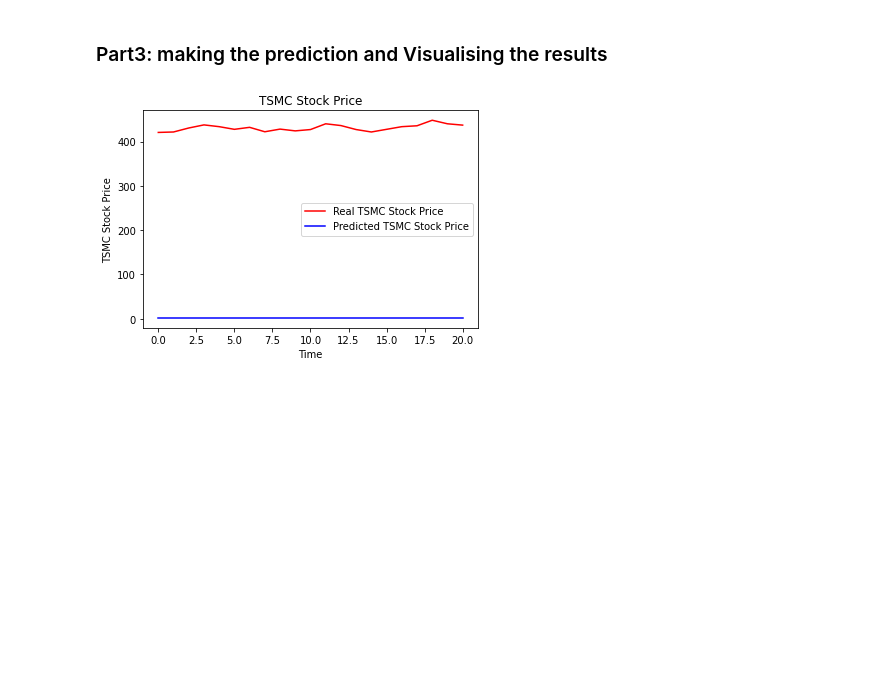
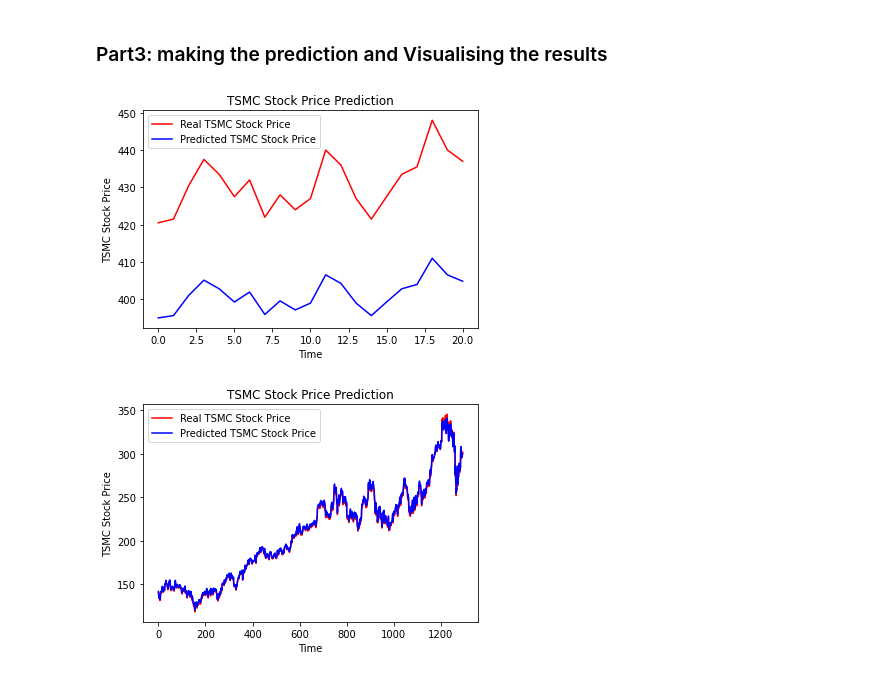
Before and after one commit to louis8ok1/LSTM_Stock, a Jupyter notebook: LSTM_Stock_Prediction.ipynb, the cells around one changed output. Drawn from its saved outputs; the diff is of its cells as text; code cells hidden in the pictures; blank space fills up the shorter version.

```diff
--- a/LSTM_Stock_Prediction.ipynb
+++ b/LSTM_Stock_Prediction.ipynb
@@ -34,12 +34,12 @@ normal = MinMaxScaler()
 training_set = normal.fit_transform(training_set)
 
 # Getting the inputs and the ouputs
-X_train = training_set[0:1252]
-y_train = training_set[1:1253]
+X_train = training_set[0:1294]
+y_train = training_set[1:1295]
 
 # Reshaping
 
-x_train = np.reshape(X_train, (1252, 1, 1))
+X_train = np.reshape(X_train, (1294, 1, 1))
 # %% [markdown]
 ### Part2: **Training**
 
@@ -66,11 +66,11 @@ regressor.add(LSTM(units = 4, activation = 'sigmoid', input_shape = (None, 1)))
 regressor.add(Dense(units = 1))
 
 
-regressor.compile(optimizer = 'Adam',loss = 'MeanSquaredError')
+regressor.compile(optimizer = 'adam', loss = 'mean_squared_error')
 
 #training model
 #epochs = 256 for better convergence
-regressor.fit(x=x_train,y=y_train,batch_size=32,epochs=2000)
+regressor.fit(X_train,y_train,batch_size=32,epochs=200)
 
 from keras.utils import plot_model
 plot_model(regressor, to_file='regressor.png')
@@ -98,26 +98,45 @@ Epoch 2000/2000
 # %%
 #Getting the real stock price of 2020
 test_set = pd.read_csv('TSMC_Stock_Test_data.csv')
 real_stock_price = test_set.iloc[:,1:2].values
 
-#Getting the predicted stock price of 2017
+#Getting the predicted stock price of 2020
+inputs = real_stock_price
+inputs = normal.transform(inputs)
+inputs = np.reshape(inputs,(21,1,1))
 
-predicted_stock_price = real_stock_price
-predicted_stock_price = normal.transform(real_stock_price)
-predicted_stock_price = np.reshape(real_stock_price,(21,1,1))
+predicted_stock_price = regressor.predict(inputs)
+predicted_stock_price = normal.inverse_transform(predicted_stock_price)
 ##print(predicted_stock_price)
 
-predicted_stock_price = regressor.predict(predicted_stock_price)
+
 
 #Visualising the results
 plt.plot(real_stock_price,color = 'red',label = 'Real TSMC Stock Price')
 plt.plot(predicted_stock_price,color = 'blue',label= 'Predicted TSMC Stock Price')
-plt.title('TSMC Stock Price')
+plt.title('TSMC Stock Price Prediction')
 plt.xlabel('Time')
 plt.ylabel('TSMC Stock Price')
-
-
 plt.legend()
 plt.show()
+
+# Making predictions for the entire dataset
+# Getting the real stock price of 2012 - 2016
+real_stock_price_train = pd.read_csv('TSMC_Stock_Train_data.csv')
+real_stock_price_train = real_stock_price_train.iloc[:,1:2].values
+
+# Getting the predicted stock price of 2012 - 2016
+predicted_stock_price_train = regressor.predict(X_train)
+predicted_stock_price_train = normal.inverse_transform(predicted_stock_price_train)
+
+# Visualising the results
+plt.plot(real_stock_price_train, color = 'red', label = 'Real TSMC Stock Price')
+plt.plot(predicted_stock_price_train, color = 'blue', label = 'Predicted TSMC Stock Price')
+plt.title('TSMC Stock Price Prediction')
+plt.xlabel('Time')
+plt.ylabel('TSMC Stock Price')
+plt.legend()
+plt.show()
 # %% [output]
-[figure, old version]
+[figure, new version]
+[figure, added]
```
Also changed, not shown: parts of 1 cell of this notebook.
